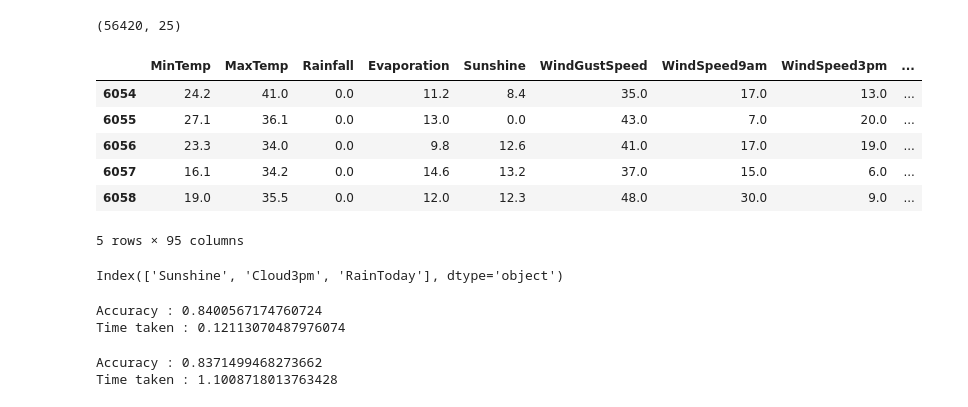
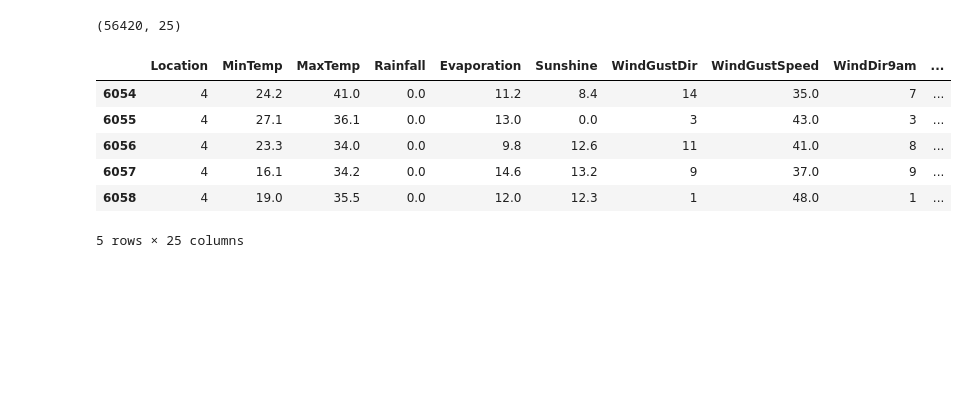
Before and after one commit to Paul-Austria/KIDSMiniProjekt, a Jupyter notebook: MiniProject.ipynb, the cells around one changed output. Saved outputs shown, nothing was run; the diff lists cells and outputs as text; code cells hidden in the pictures; blank space fills up the shorter version.

```diff
--- a/MiniProject.ipynb
+++ b/MiniProject.ipynb
@@ -127,16 +132,25 @@ weatherData.shape
 # %% [output]
 (56420, 25)
 # %%
-categorical_columns = ['WindGustDir', 'WindDir3pm', 'WindDir9am','Location']
 
 
-weatherData = pd.get_dummies(weatherData, columns=categorical_columns)
+from sklearn.preprocessing import LabelEncoder
+le = LabelEncoder()
+
+
+weatherData["Location"] = le.fit_transform(weatherData["Location"])
+weatherData["WindDir9am"]= le.fit_transform(weatherData["WindDir9am"])
+weatherData["WindDir3pm"]= le.fit_transform(weatherData["WindDir3pm"])
+weatherData["WindGustDir"] = le.fit_transform(weatherData["WindGustDir"])
+
+
+
 weatherData.iloc[4:9]
 # %% [output]
-|  | MinTemp | MaxTemp | Rainfall | Evaporation | Sunshine | WindGustSpeed | WindSpeed9am | WindSpeed3pm | ... |
-| 6054 | 24.2 | 41.0 | 0.0 | 11.2 | 8.4 | 35.0 | 17.0 | 13.0 | ... |
-| 6055 | 27.1 | 36.1 | 0.0 | 13.0 | 0.0 | 43.0 | 7.0 | 20.0 | ... |
-| 6056 | 23.3 | 34.0 | 0.0 | 9.8 | 12.6 | 41.0 | 17.0 | 19.0 | ... |
-| 6057 | 16.1 | 34.2 | 0.0 | 14.6 | 13.2 | 37.0 | 15.0 | 6.0 | ... |
-| 6058 | 19.0 | 35.5 | 0.0 | 12.0 | 12.3 | 48.0 | 30.0 | 9.0 | ... |
+|  | Location | MinTemp | MaxTemp | Rainfall | Evaporation | Sunshine | WindGustDir | WindGustSpeed | WindDir9am | ... |
+| 6054 | 4 | 24.2 | 41.0 | 0.0 | 11.2 | 8.4 | 14 | 35.0 | 7 | ... |
+| 6055 | 4 | 27.1 | 36.1 | 0.0 | 13.0 | 0.0 | 3 | 43.0 | 3 | ... |
+| 6056 | 4 | 23.3 | 34.0 | 0.0 | 9.8 | 12.6 | 11 | 41.0 | 8 | ... |
+| 6057 | 4 | 16.1 | 34.2 | 0.0 | 14.6 | 13.2 | 9 | 37.0 | 9 | ... |
+| 6058 | 4 | 19.0 | 35.5 | 0.0 | 12.0 | 12.3 | 1 | 48.0 | 1 | ... |
-5 rows × 95 columns
+5 rows × 25 columns
@@ -148,10 +156,0 @@ weatherData = pd.DataFrame(scaler.transform(weatherData), index=weatherData.inde
-# %%
-from sklearn.feature_selection import SelectKBest, chi2
-X = weatherData.loc[:,weatherData.columns!='RainTomorrow']
-y = weatherData[['RainTomorrow']]
-selector = SelectKBest(chi2, k=3)
-selector.fit(X, y)
-X_new = selector.transform(X)
-print(X.columns[selector.get_support(indices=True)])
-# %% [output]
-Index(['Sunshine', 'Cloud3pm', 'RainToday'], dtype='object')
@@ -162,35 +156,0 @@ y = weatherData[['RainTomorrow']]
-# %%
-
-
-#Logistic Regression
-from sklearn.linear_model import LogisticRegression
-from sklearn.model_selection import train_test_split
-from sklearn.metrics import accuracy_score
-import time
-
-t0=time.time()
-X_train,X_test,y_train,y_test = train_test_split(X,y,test_size=0.25)
-clf_logreg = LogisticRegression(random_state=0)
-clf_logreg.fit(X_train,y_train)
-y_pred = clf_logreg.predict(X_test)
-score = accuracy_score(y_test,y_pred)
-print('Accuracy :',score)
-print('Time taken :' , time.time()-t0)
-# %% [output]
-Accuracy : 0.8400567174760724
-Time taken : 0.12113070487976074
-# %%
-from sklearn.ensemble import RandomForestClassifier
-from sklearn.model_selection import train_test_split
-
-t0=time.time()
-X_train,X_test,y_train,y_test = train_test_split(X,y,test_size=0.25)
-clf_rf = RandomForestClassifier(n_estimators=100, max_depth=4,random_state=0)
-clf_rf.fit(X_train,y_train)
-y_pred = clf_rf.predict(X_test)
-score = accuracy_score(y_test,y_pred)
-print('Accuracy :',score)
-print('Time taken :' , time.time()-t0)
-# %% [output]
-Accuracy : 0.8371499468273662
-Time taken : 1.1008718013763428
```
Also changed, not shown: parts of 16 cells of this notebook.
